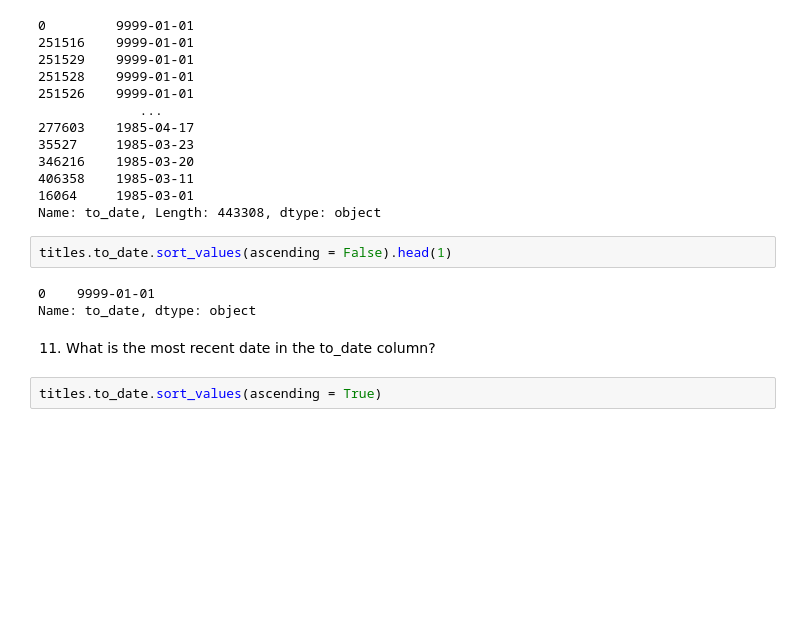
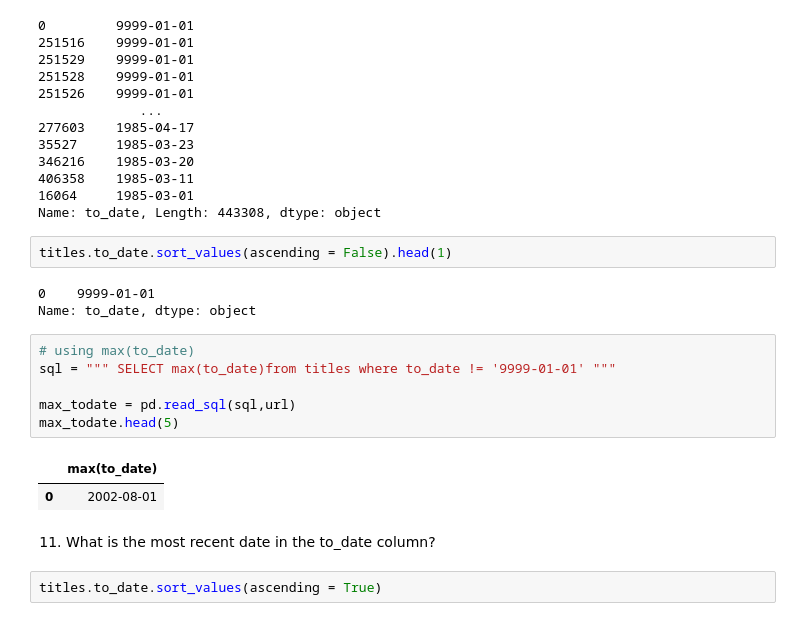
Before and after one commit to DilipBista/numpy-pandas-visualization-exercises, a Jupyter notebook: advanced_DataFrames.ipynb, the cells around one changed output. Drawn from its saved outputs; the diff is of its cells as text; blank space fills up the shorter version.

```diff
--- a/advanced_DataFrames.ipynb
+++ b/advanced_DataFrames.ipynb
@@ -276,6 +276,15 @@ titles.to_date.sort_values(ascending = False).head(1)
 # %% [output]
 0    9999-01-01
 Name: to_date, dtype: object
+# %%
+# using max(to_date)
+sql = """ SELECT max(to_date)from titles where to_date != '9999-01-01' """
+
+max_todate = pd.read_sql(sql,url)
+max_todate.head(5)
+# %% [output]
+|  | max(to_date) |
+| 0 | 2002-08-01 |
 # %% [markdown]
 11. What is the most recent date in the to_date column?
 # %%
```
Also changed, not shown: parts of 2 cells of this notebook.
